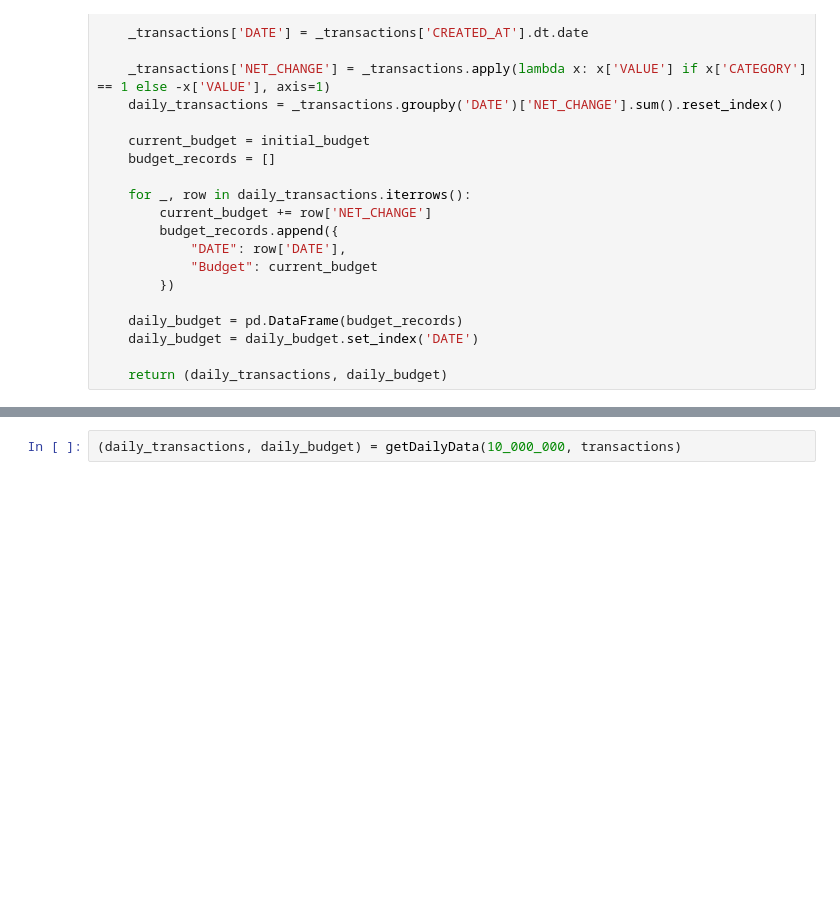
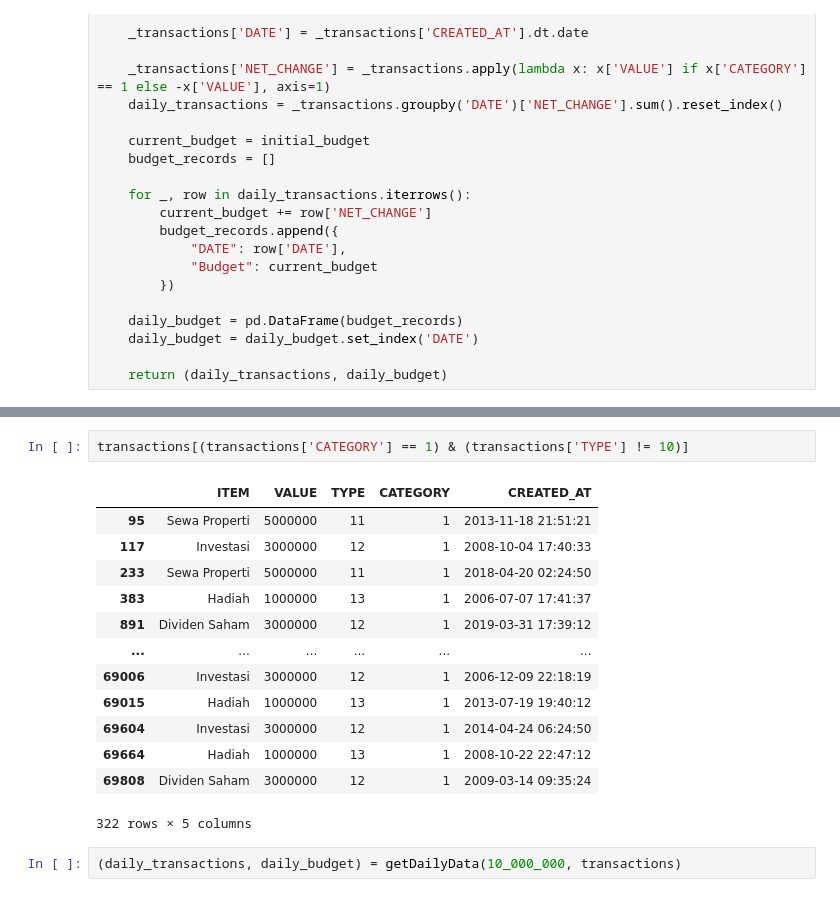
Before and after one commit to AtlasCJr/pfm, a Jupyter notebook: Data Creation/CREATE.ipynb, the cells around one changed output, grey strips where cells are left out. Cells and saved outputs as stored; diff of their text form; blank space fills up the shorter version.

```diff
--- a/Data Creation/CREATE.ipynb
+++ b/Data Creation/CREATE.ipynb
@@ -395,4 +419,20 @@ transactions
 70120 rows × 5 columns
+# %%
+transactions[(transactions['CATEGORY'] == 1) & (transactions['TYPE'] != 10)]
+# %% [output]
+|  | ITEM | VALUE | TYPE | CATEGORY | CREATED_AT |
+| 95 | Sewa Properti | 5000000 | 11 | 1 | 2013-11-18 21:51:21 |
+| 117 | Investasi | 3000000 | 12 | 1 | 2008-10-04 17:40:33 |
+| 233 | Sewa Properti | 5000000 | 11 | 1 | 2018-04-20 02:24:50 |
+| 383 | Hadiah | 1000000 | 13 | 1 | 2006-07-07 17:41:37 |
+| 891 | Dividen Saham | 3000000 | 12 | 1 | 2019-03-31 17:39:12 |
+| ... | ... | ... | ... | ... | ... |
+| 69006 | Investasi | 3000000 | 12 | 1 | 2006-12-09 22:18:19 |
+| 69015 | Hadiah | 1000000 | 13 | 1 | 2013-07-19 19:40:12 |
+| 69604 | Investasi | 3000000 | 12 | 1 | 2014-04-24 06:24:50 |
+| 69664 | Hadiah | 1000000 | 13 | 1 | 2008-10-22 22:47:12 |
+| 69808 | Dividen Saham | 3000000 | 12 | 1 | 2009-03-14 09:35:24 |
+322 rows × 5 columns
 # %%
 (daily_transactions, daily_budget) = getDailyData(10_000_000, transactions)
 # %%
```
Also changed, not shown: parts of 11 cells of this notebook, 8 other files.
